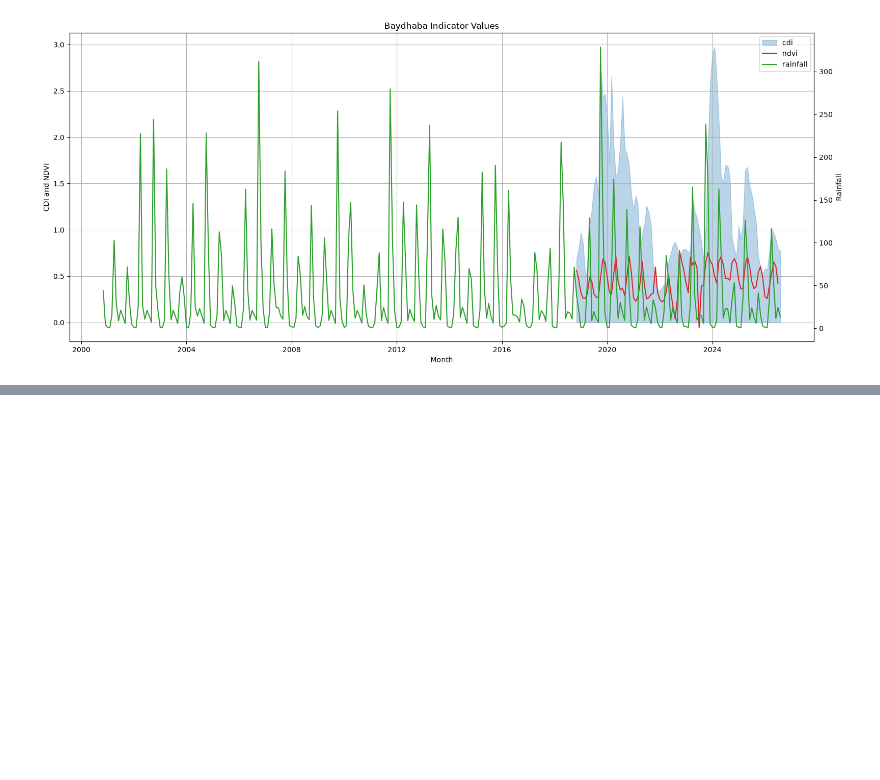
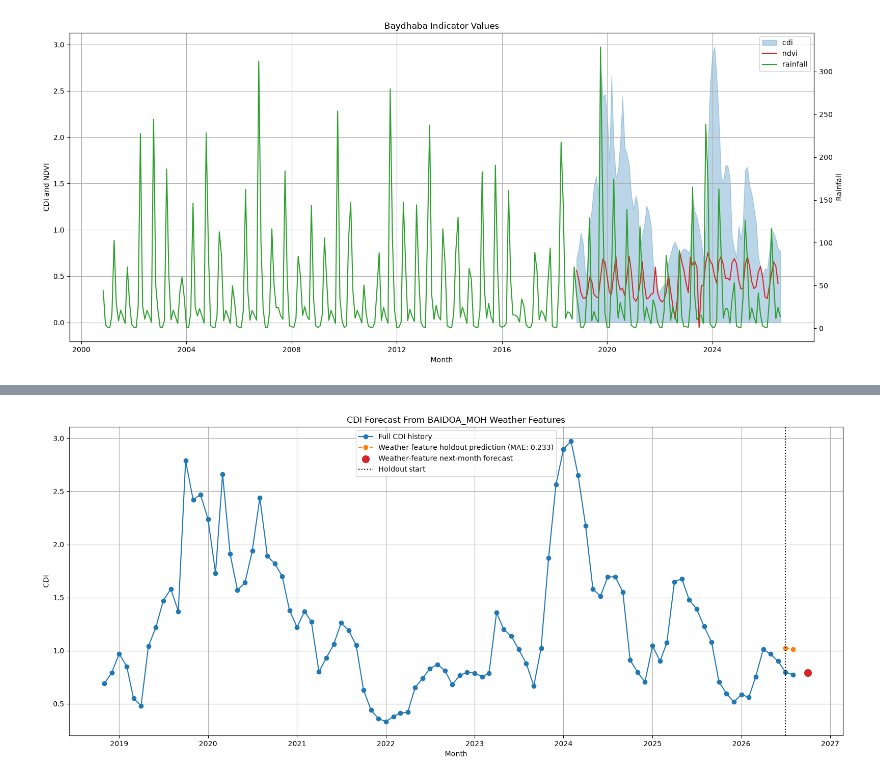
Before and after one commit to saadaal-dev/saadaal-flood-forecaster, a Jupyter notebook: drought-prediction/notebooks/drought_prediction_analysis.ipynb, the cells around one changed output, grey strips where cells are left out. Saved outputs shown, nothing was run; the diff lists cells and outputs as text; code cells hidden in the pictures; blank space fills up the shorter version.

Commit message:
Updated predictions

```diff
--- a/drought-prediction/notebooks/drought_prediction_analysis.ipynb
+++ b/drought-prediction/notebooks/drought_prediction_analysis.ipynb
@@ -481,8 +394,12 @@ calculate_column_correlations(df_BAIDOA_MOH_wndw_daily)
 | SOLR | -0.488112 | 0.747784 | -0.387177 | -0.620144 | -0.239689 | -0.212737 | 1.000000 |
 # %%
 # Read CDI Data
-csv_path = Path("data/export_all_cdi_alert_*.csv")
-df_cdi = pd.concat(map(pd.read_csv, Path("data").glob("export_all_cdi_alert_*.csv")))
+data_path = Path("data")
+if not data_path.exists():
+    data_path = Path("../data")
+
+csv_path = data_path / "export_all_cdi_alert_*.csv"
+df_cdi = pd.concat(map(pd.read_csv, data_path.glob("export_all_cdi_alert_*.csv")))
 df_cdi.info()
 # %% [output]
 <class 'pandas.DataFrame'>
@@ -611,8 +498,8 @@ plt.show()
 [figure]
 # %%
 # Read indicator data
-csv_path = Path("data/export_indicator_data*.csv")
-df_ind = pd.concat(map(pd.read_csv, Path("data").glob("export_indicator_data*.csv")))
+csv_path = data_path / "export_indicator_data*.csv"
+df_ind = pd.concat(map(pd.read_csv, data_path.glob("export_indicator_data*.csv")))
 df_ind.info()
 df_ind = remove_quotes(df_ind)
 df_ind.head()
@@ -1274,0 +691,41 @@ improved_cdi_forecast
+# %%
+# Chart for Random Forest weather-feature forecast
+fig, ax = plt.subplots(figsize=(16, 7))
+ax.plot(
+    cdi_monthly["month"],
+    cdi_monthly["cdi"],
+    color="tab:blue",
+    marker="o",
+    label="Full CDI history",
+)
+ax.plot(
+    model_data["target_month"].iloc[-test_size:],
+    test_predictions,
+    color="tab:orange",
+    linestyle="--",
+    marker="o",
+    label=f"Weather-feature holdout prediction (MAE: {test_mae:.3f})",
+)
+ax.scatter(
+    ml_cdi_forecast["month"],
+    ml_cdi_forecast["predicted_cdi"],
+    color="tab:red",
+    s=100,
+    zorder=3,
+    label="Weather-feature next-month forecast",
+)
+ax.axvline(
+    model_data["target_month"].iloc[-test_size],
+    color="black",
+    linestyle=":",
+    label="Holdout start",
+)
+ax.set_title("CDI Forecast From BAIDOA_MOH Weather Features")
+ax.set_xlabel("Month")
+ax.set_ylabel("CDI")
+ax.grid(True)
+ax.legend()
+plt.tight_layout()
+plt.show()
+# %% [output]
+[figure, added]
```
Also changed, not shown: parts of 23 cells of this notebook, 4 other files.
